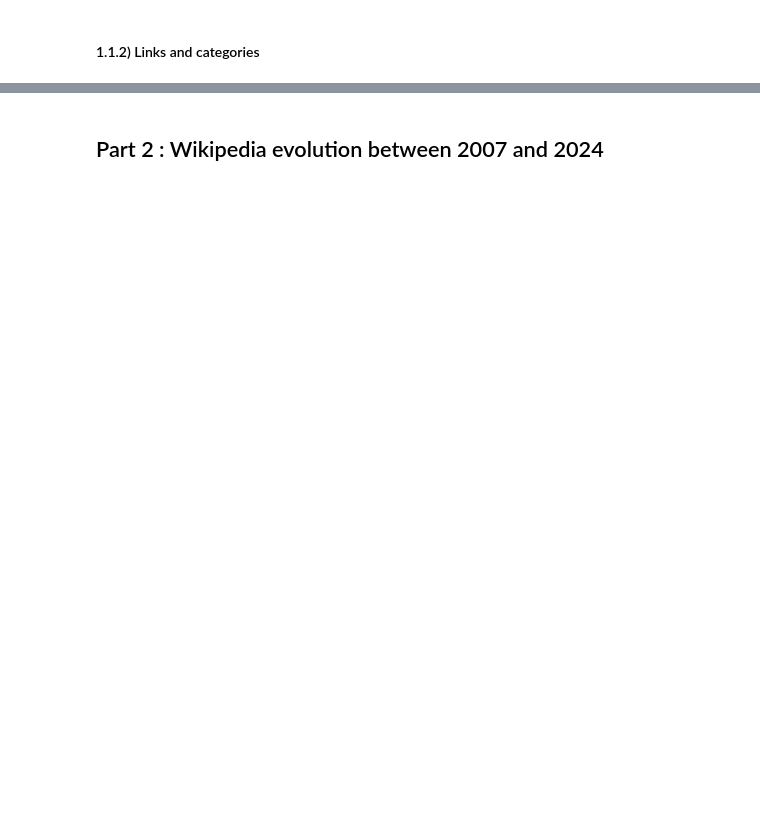
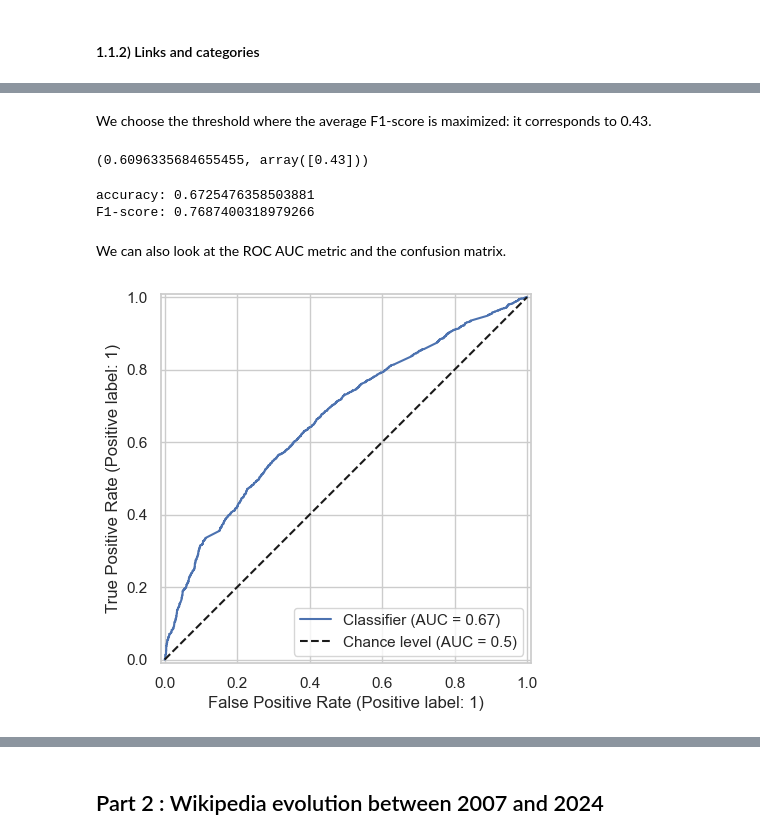
Before and after one commit to epfl-ada/ada-2024-project-outlier-1, a Jupyter notebook: results.ipynb, the cells around one changed output, grey strips where cells are left out. Drawn from its saved outputs; the diff is of its cells as text; code cells hidden in the pictures; blank space fills up the shorter version.

```diff
--- a/results.ipynb
+++ b/results.ipynb
@@ -637,0 +447,13 @@ In this section we plan to find a model that combine the number of links to targ
+# %%
+# Weights
+
+class_counts = y_cat_train.value_counts()
+total_samples = len(y_cat_train)
+
+class_weight = {0: total_samples / (2 * class_counts.loc[0].values[0]),
+                1: total_samples / (2 * class_counts.loc[1].values[0])}
+
+print(f"\nClass weights: {class_weight}")
+
+# Assign sample weights based on the class of each sample
+weights = y_cat_train.map(lambda x: class_weight[x]).values.flatten()
@@ -637,0 +486,14 @@ In this section we plan to find a model that combine the number of links to targ
+# %%
+scaler = StandardScaler()
+
+X_cat_train[['links_to_target', 'shortest_path']] = scaler.fit_transform(X_cat_train[['links_to_target', 'shortest_path']])
+X_cat_valid[['links_to_target', 'shortest_path']]  = scaler.transform(X_cat_valid[['links_to_target', 'shortest_path']] )
+X_cat_test[['links_to_target', 'shortest_path']]  = scaler.transform(X_cat_test[['links_to_target', 'shortest_path']] )
+
+X_cat_train[[col for col in X_cat_train.columns if col!='links_to_target' and col!='shortest_path']] = (X_cat_train[[col for col in X_cat_train.columns if col!='links_to_target' and col!='shortest_path']]).astype(int)
+X_cat_valid[[col for col in X_cat_valid.columns if col!='links_to_target' and col!='shortest_path']]  = (X_cat_valid[[col for col in X_cat_valid.columns if col!='links_to_target' and col!='shortest_path']]).astype(int)
+X_cat_test[[col for col in X_cat_test.columns if col!='links_to_target' and col!='shortest_path']]  = (X_cat_test[[col for col in X_cat_test.columns if col!='links_to_target' and col!='shortest_path']]).astype(int)
+
+X_cat_train = sm.add_constant(X_cat_train)
+X_cat_valid = sm.add_constant(X_cat_valid)
+X_cat_test = sm.add_constant(X_cat_test)
@@ -637,0 +570,26 @@ In this section we plan to find a model that combine the number of links to targ
+# %% [markdown]
+We choose the threshold where the average F1-score is maximized: it corresponds to 0.43.
+# %%
+
+x = np.linspace(0, 1, len(avg_f1))
+np.nanmax(avg_f1), x[np.where(np.nanmax(avg_f1)==avg_f1)[0]]
+# %% [output]
+(0.6096335684655455, array([0.43]))
+# %%
+y_cat_pred_p_test = log_reg_cat.predict(X_cat_test).values
+t = x[np.where(np.nanmax(avg_f1)==avg_f1)[0]]
+y_cat_pred_test = np.where(y_cat_pred_p_test>t, 1, 0)
+
+print(f'accuracy: {metrics.accuracy_score(y_cat_test, y_cat_pred_test)}')
+print(f'F1-score: {metrics.f1_score(y_cat_test, y_cat_pred_test)}')
+# %% [output]
+accuracy: 0.6725476358503881
+F1-score: 0.7687400318979266
+# %% [markdown]
+We can also look at the ROC AUC metric and the confusion matrix.
+# %%
+from sklearn.metrics import RocCurveDisplay
+
+RocCurveDisplay.from_predictions(y_cat_test, y_cat_pred_p_test, plot_chance_level=True);
+# %% [output]
+[figure, added]
```
Also changed, not shown: parts of 174 cells of this notebook, 8 other files.
